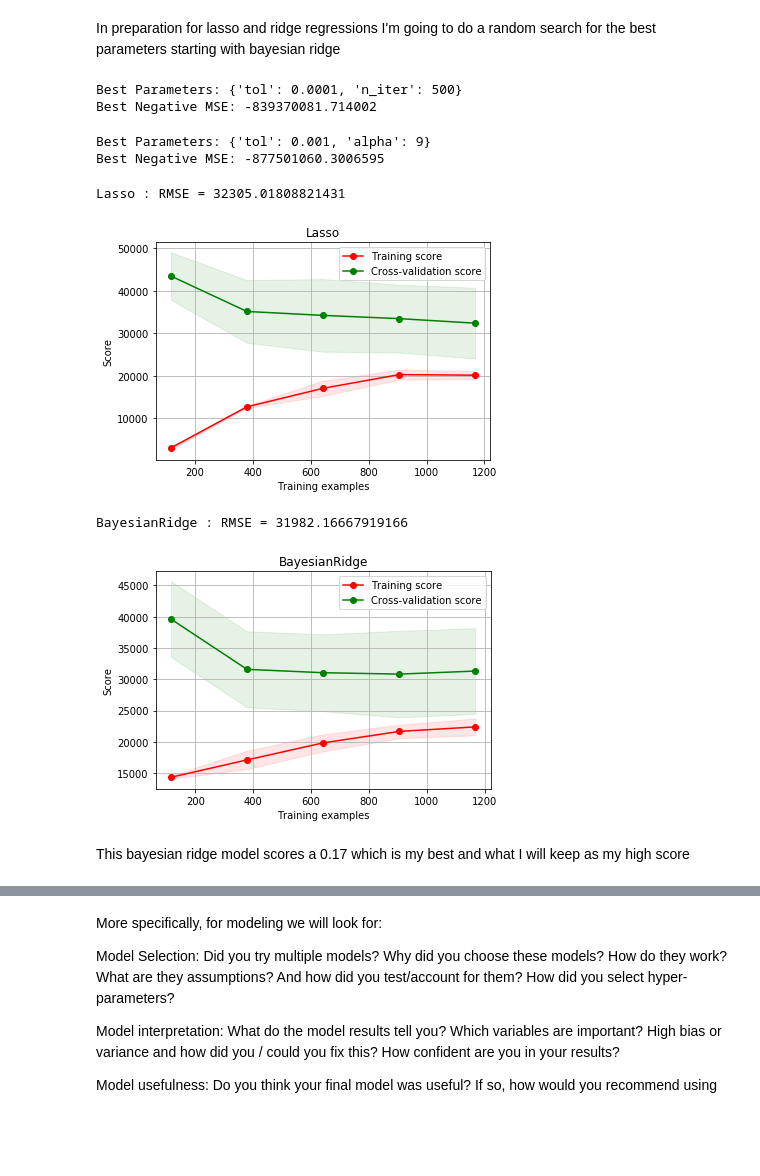
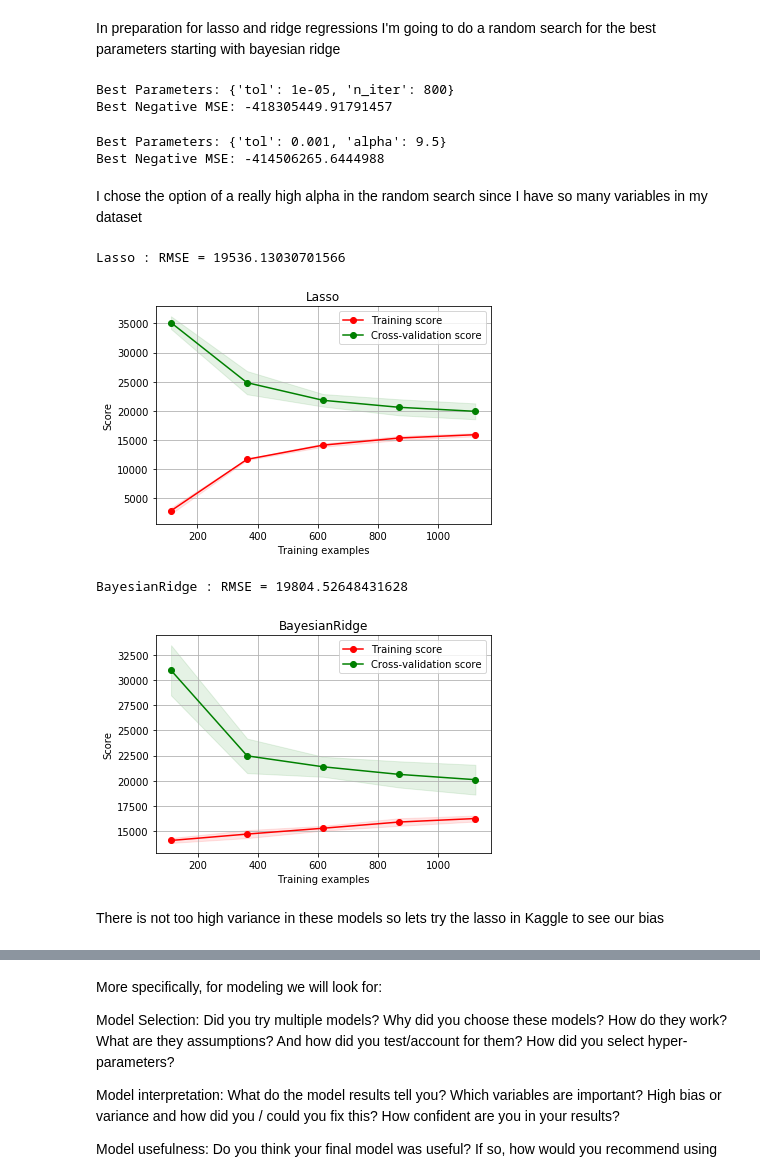
Before and after one commit to robertjprior/Intro-ML-Projects, a Jupyter notebook: ML HW 2.ipynb, the cells around one changed output, grey strips where cells are left out. Drawn from its saved outputs; the diff is of its cells as text; code cells hidden in the pictures; blank space fills up the shorter version.

Commit message:
Add files via upload
Removed outliers and adjusted some models

```diff
--- a/ML HW 2.ipynb
+++ b/ML HW 2.ipynb
@@ -424,0 +432,4 @@ q_df
+# %%
+#my for loop for dropping outside the specified range
+for feature in numerical_features:
+    train_df = train_df[(train_df[feature] > (q_df[feature].iloc[0] - 3 * q_df[feature].iloc[2])) & (train_df[feature] < (q_df[feature].iloc[1] + 3 * q_df[feature].iloc[2]))]
@@ -577,8 +582,9 @@ whole_dataset = min_max.fit_transform(whole_dataset)
 whole_dataset = pd.DataFrame(whole_dataset)
 # %%
 #now to break them out into test and train datasets again
-standard_train = whole_dataset.iloc[:1460, ]
-standard_test = whole_dataset.iloc[1460:, ]
+standard_train = whole_dataset.iloc[:1405, ]
+standard_test = whole_dataset.iloc[1405:, ]
+#to make sure it all looks good I'll just peek at the dataframes
 standard_test.head()
 # %% [output]
 |  | 0 | 1 | 2 | 3 | 4 | 5 | 6 | 7 | 8 | 9 | 10 | ... |
@@ -748 +756,9 @@ Test MSE: 37275.64941919362
+# %%
+pipe = make_pipeline(linear_regression_model)
+pipe.fit(x,y)
+predictions = pipe.predict(standard_test)
+submit = pd.DataFrame({'SalePrice':predictions})
+submit = pd.concat([test_df.Id,submit],axis=1)
+type(submit.Id)
+submit.to_csv("submission25.csv",index=False)
 # %% [markdown]
@@ -763,0 +780,4 @@ Test MSE: 40097.70486912061
+# %%
+pipe = make_pipeline(clf)
+pipe.fit(x,y)
+predictions = pipe.predict(standard_test)
@@ -872,7 +897,7 @@ x = standard_train
 In preparation for lasso and ridge regressions I'm going to do a random search for the best parameters starting with bayesian ridge
 # %%
 #Bayesian Ridge Random Search, I will use the found parameters in my regression coming up
-param_dist = { 'tol' : [.1, .01, .001, 0.0001], 'n_iter' : [300, 500, 600]}
+param_dist = { 'tol' : [.1, .01, .001, 0.0001, 0.00001], 'n_iter' : [300, 500, 600, 700, 800]}
 
 linear_regression_model = BayesianRidge()
 
@@ -884,11 +909,11 @@ random_search.fit(X_train, y_train)
 print("Best Parameters: {}".format(random_search.best_params_))
 print("Best Negative MSE: {}".format(random_search.best_score_))
 # %% [output]
-Best Parameters: {'tol': 0.0001, 'n_iter': 500}
-Best Negative MSE: -839370081.714002
+Best Parameters: {'tol': 1e-05, 'n_iter': 800}
+Best Negative MSE: -418305449.91791457
 # %%
-#BLasso Random Search, I will use the found parameters in my regression coming up
-param_dist = { 'tol' : [.1, .01, .001, 0.0001], 'alpha' : [0.5, 1, 5, 9]}
+#Lasso Random Search, I will use the found parameters in my regression coming up
+param_dist = { 'tol' : [.1, .01, .001, 0.0001], 'alpha' : [0.5, 1, 5, 9, 9.5]}
 
 linear_regression_model = Lasso()
 
@@ -900,20 +925,24 @@ random_search.fit(X_train, y_train)
 print("Best Parameters: {}".format(random_search.best_params_))
 print("Best Negative MSE: {}".format(random_search.best_score_))
 # %% [output]
-Best Parameters: {'tol': 0.001, 'alpha': 9}
-Best Negative MSE: -877501060.3006595
+Best Parameters: {'tol': 0.001, 'alpha': 9.5}
+Best Negative MSE: -414506265.6444988
+# %% [markdown]
+I chose the option of a really high alpha in the random search since I have so many variables in my dataset
 # %%
-lr = Lasso(alpha = 9, tol = 0.001)
-br = BayesianRidge(n_iter=500, tol=0.0001)
+lr = Lasso(alpha = 9.5, tol = 0.001, max_iter=1500)
+br = BayesianRidge(n_iter=800, tol=0.00001)
 modeltypes = [lr, br]
 for model in modeltypes:
     scores = return_rmse(model, x, y)
     print(model.__class__.__name__,": RMSE =", scores)
     plot_learning_curve(model, model.__class__.__name__, x, y, cv = 5)
     plt.show()
 # %% [output]
-Lasso : RMSE = 32305.01808821431
+Lasso : RMSE = 19536.13030701566
-[figure, old version]
+[figure, new version]
-BayesianRidge : RMSE = 31982.16667919166
+BayesianRidge : RMSE = 19804.52648431628
-[figure, old version]
+[figure, new version]
+# %% [markdown]
+There is not too high variance in these models so lets try the lasso in Kaggle to see our bias
 # %%
@@ -929,2 +956,0 @@ submit.to_csv("submission3.csv",index=False)
-# %% [markdown]
-This bayesian ridge model scores a 0.17 which is my best and what I will keep as my high score
```
Also changed, not shown: parts of 35 cells of this notebook.
